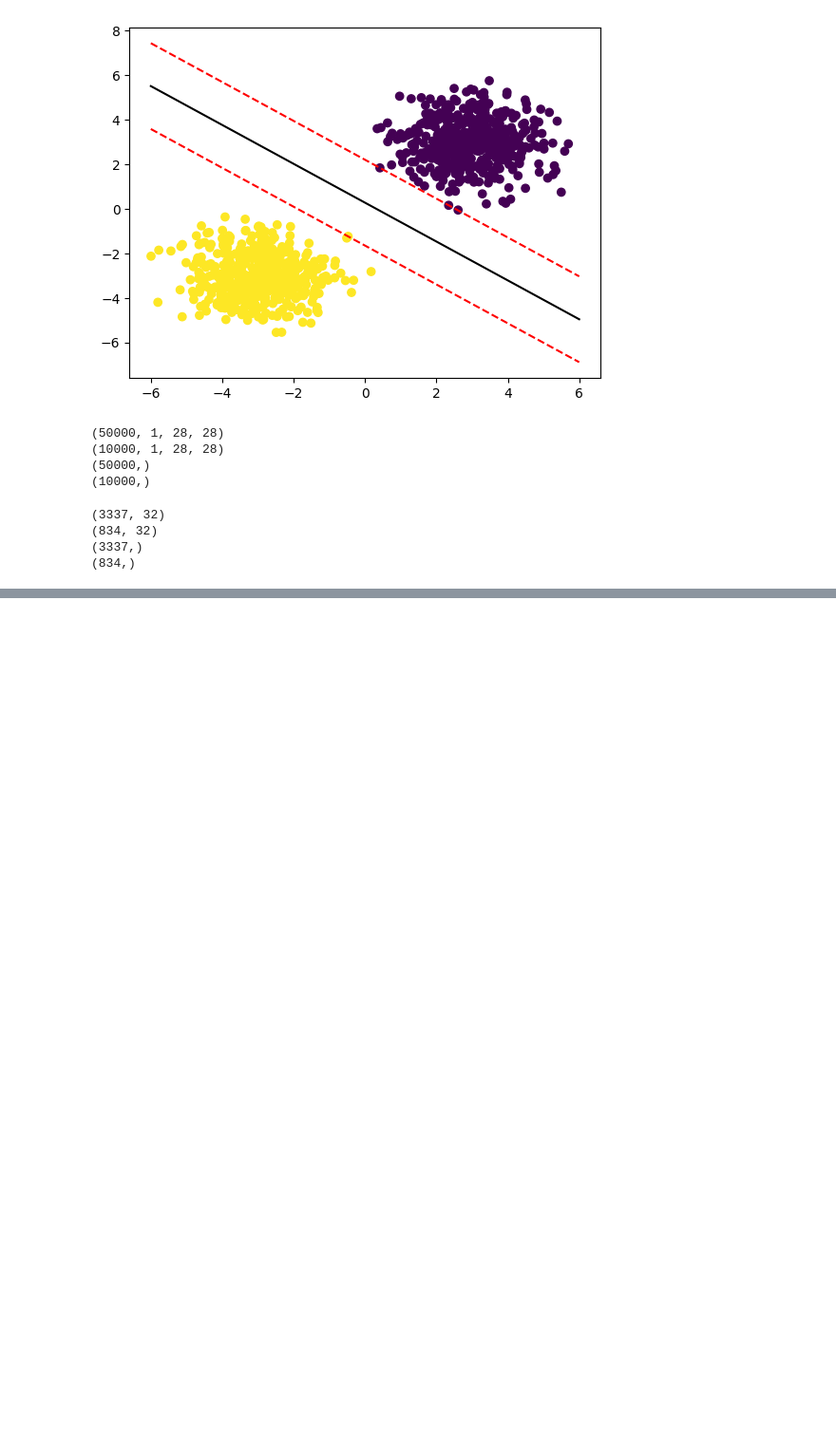
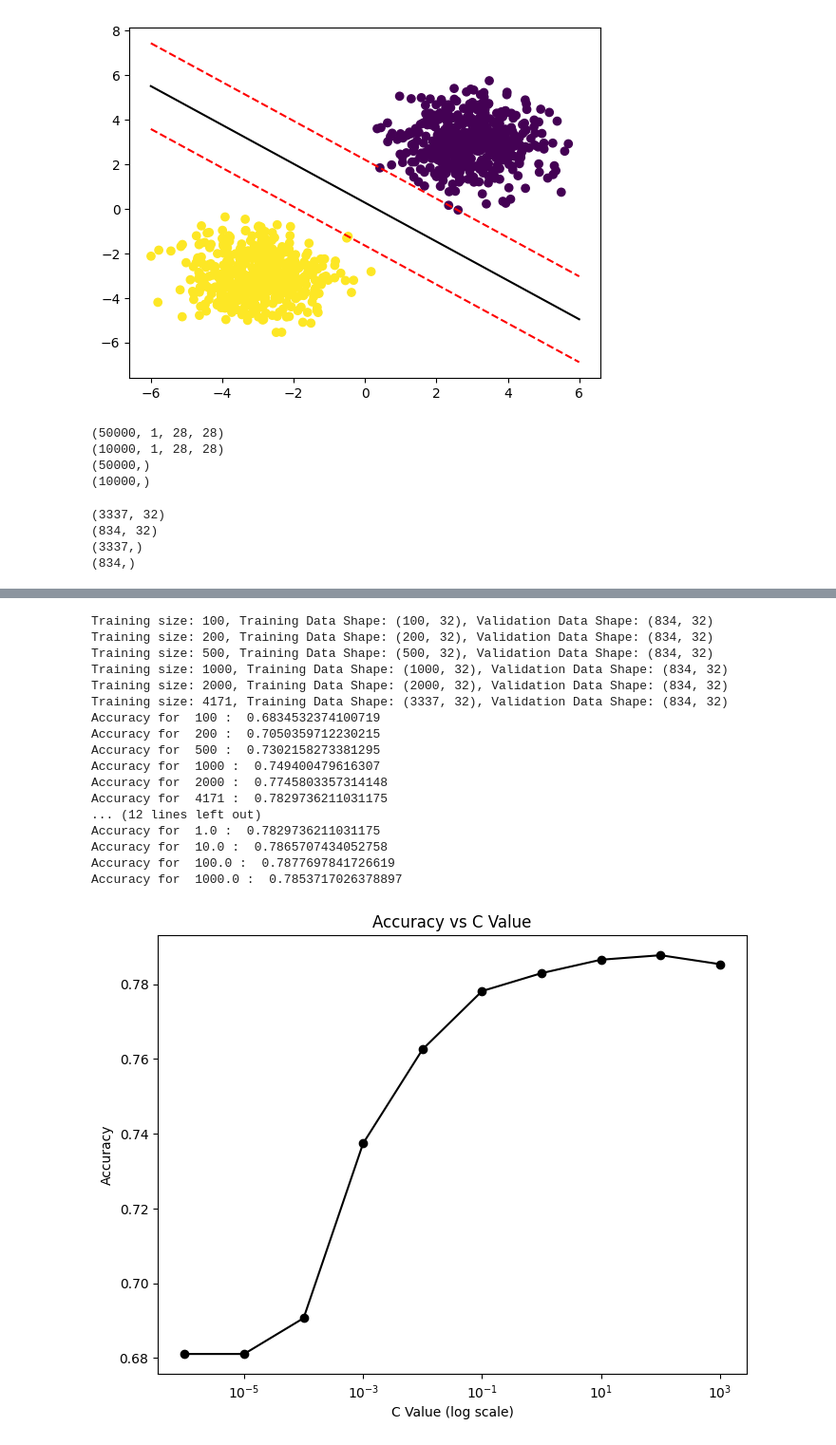
Before and after one commit to ianalin123/cs189sp24, a Jupyter notebook: hw1/scripts/training.ipynb, the cells around one changed output, grey strips where cells are left out. Shown at 95% size. Drawn from its saved outputs; the diff is of its cells as text; code cells hidden in the pictures; blank space fills up the shorter version.

```diff
--- a/hw1/scripts/training.ipynb
+++ b/hw1/scripts/training.ipynb
@@ -173,0 +239,62 @@ SVC()
+# %%
+# same  as above but for spam data
+
+#partioning into smaller training batches
+spam_train_sizes = [100, 200, 500, 1000, 2000, spam_train_data.shape[0]]
+spam_partitions = prepare_training_data(spam_train_data, spam_labels, spam_train_sizes, validation_size=int(0.2*spam_train_data.shape[0]))
+
+for size in spam_train_sizes:
+    train_data, train_labels, val_data, val_labels = spam_partitions[size]
+    print(f"Training size: {size}, Training Data Shape: {train_data.shape}, Validation Data Shape: {val_data.shape}")
+
+# nonlinear SVM
+for size in spam_train_sizes:
+    clf = svm.SVC()
+    clf.fit(spam_partitions[size][0], spam_partitions[size][1])
+    predictions = clf.predict(spam_partitions[size][2])
+    print("Accuracy for ", size, ": ",  eval_accuracy(predictions, spam_partitions[size][3]))
+
+# linear SVM
+for size in spam_train_sizes:
+    clf = svm.SVC(kernel='linear')
+    clf.fit(spam_partitions[size][0], spam_partitions[size][1])
+    predictions = clf.predict(spam_partitions[size][2])
+    print("Accuracy for", size, ": ", eval_accuracy(predictions, spam_partitions[size][3]))
+
+# accuracy vs regularization parameter C
+C_vals = []
+accuracies = []
+for C_val in np.logspace(-6, 3, num=10, base=10.0):
+    clf = svm.SVC(C=C_val, kernel='linear')
+    clf.fit(spam_partitions[spam_train_sizes[-1]][0], spam_partitions[spam_train_sizes[-1]][1])
+    predictions = clf.predict(spam_partitions[spam_train_sizes[-1]][2])
+    accuracy = eval_accuracy(predictions, spam_partitions[spam_train_sizes[-1]][3])
+    print("Accuracy for ", C_val, ": ", accuracy)
+    C_vals.append(C_val)
+    accuracies.append(accuracy)
+plt.figure(figsize=(8, 6))
+plt.plot(C_vals, accuracies,'k', marker='o')
+plt.xscale('log')  # Logarithmic scale for C values
+plt.xlabel('C Value (log scale)')
+plt.ylabel('Accuracy')
+plt.title('Accuracy vs C Value')
+plt.show()
+# %% [output]
+Training size: 100, Training Data Shape: (100, 32), Validation Data Shape: (834, 32)
+Training size: 200, Training Data Shape: (200, 32), Validation Data Shape: (834, 32)
+Training size: 500, Training Data Shape: (500, 32), Validation Data Shape: (834, 32)
+Training size: 1000, Training Data Shape: (1000, 32), Validation Data Shape: (834, 32)
+Training size: 2000, Training Data Shape: (2000, 32), Validation Data Shape: (834, 32)
+Training size: 4171, Training Data Shape: (3337, 32), Validation Data Shape: (834, 32)
+Accuracy for  100 :  0.6834532374100719
+Accuracy for  200 :  0.7050359712230215
+Accuracy for  500 :  0.7302158273381295
+Accuracy for  1000 :  0.749400479616307
+Accuracy for  2000 :  0.7745803357314148
+Accuracy for  4171 :  0.7829736211031175
+... (12 lines left out)
+Accuracy for  1.0 :  0.7829736211031175
+Accuracy for  10.0 :  0.7865707434052758
+Accuracy for  100.0 :  0.7877697841726619
+Accuracy for  1000.0 :  0.7853717026378897
+[figure, added]
```
Also changed, not shown: parts of 6 cells of this notebook.
